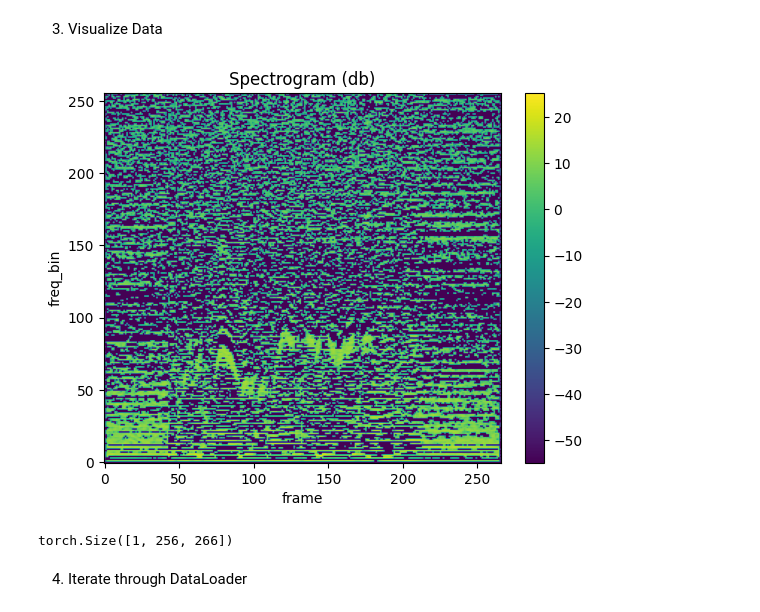
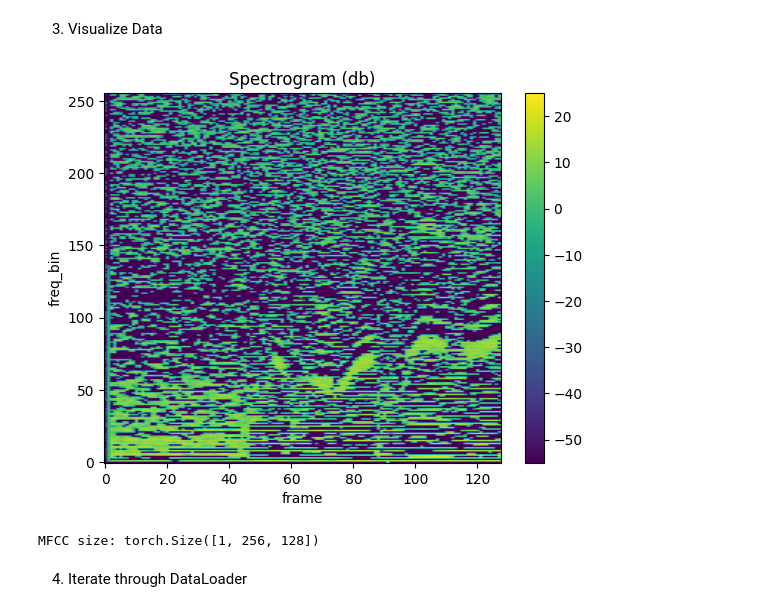
Before and after one commit to HarbingerOfYeet/BME450-project-repo, a Jupyter notebook: data_processing_prototype.ipynb, the cells around one changed output. Drawn from its saved outputs; the diff is of its cells as text; code cells hidden in the pictures.

```diff
--- a/data_processing_prototype.ipynb
+++ b/data_processing_prototype.ipynb
@@ -179,7 +179,7 @@ class AudioFileDataset(Dataset):
             mfcc = self.transform(speech_waveform)
         if self.target_transform:
             label = self.target_transform(label)
-        return mfcc, label
+        return mfcc[:,:,:128], label
 # %% [markdown]
 3. Visualize Data
 # %%
@@ -212,12 +212,12 @@ def plot_spectrogram(specgram, title=None, ylabel="freq_bin"):
 # %%
 training_data = AudioFileDataset("filename_age.csv", "wav_training_data")
 # %%
-mfcc_tensor = training_data.__getitem__(1)[0]
+mfcc_tensor = training_data.__getitem__(3)[0]
 plot_spectrogram(mfcc_tensor[0])
-mfcc_tensor.size()
+print(f"MFCC size: {mfcc_tensor.size()}")
 # %% [output]
-[figure, old version]
+[figure, new version]
-torch.Size([1, 256, 266])
+MFCC size: torch.Size([1, 256, 128])
 # %% [markdown]
 4. Iterate through DataLoader
 # %%
```
Also changed, not shown: parts of 1 cell of this notebook.
